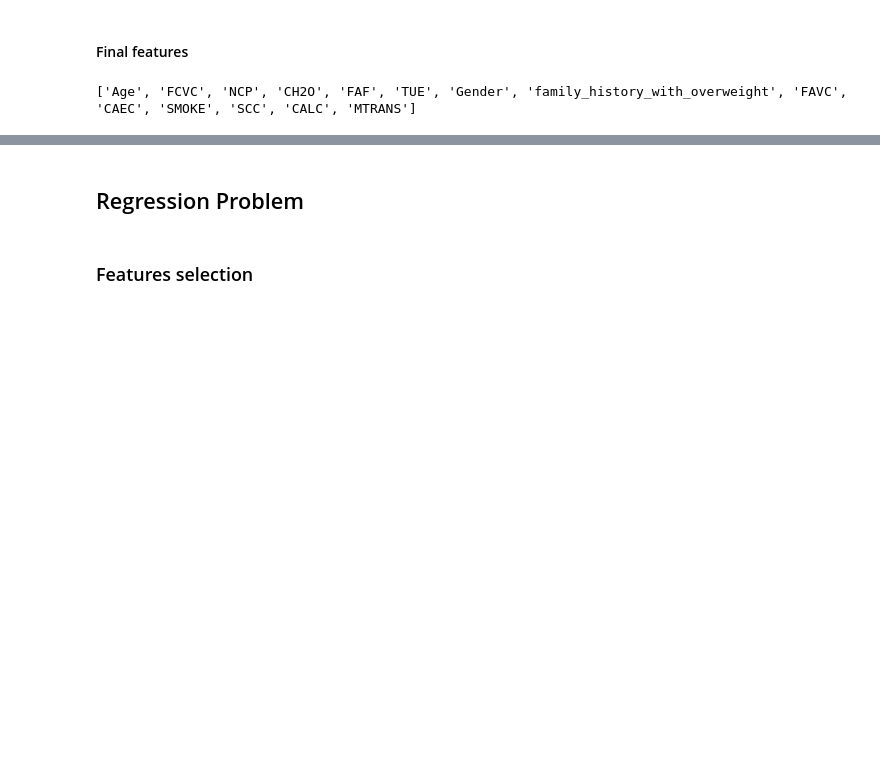
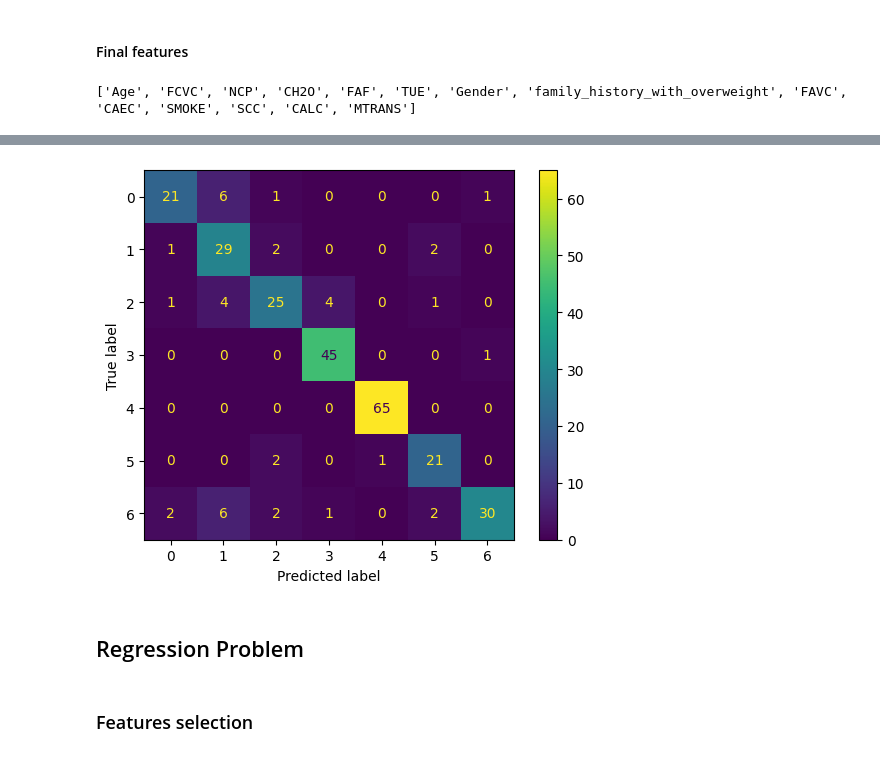
Before and after one commit to dang-nguyendd/ds_data_modelling, a Jupyter notebook: s3759957.ipynb, the cells around one changed output, grey strips where cells are left out. Cells and saved outputs as stored; diff of their text form; code cells hidden in the pictures; blank space fills up the shorter version.

```diff
--- a/s3759957.ipynb
+++ b/s3759957.ipynb
@@ -814,0 +800,77 @@ Confusion Matrix:
+# %%
+from sklearn.base import BaseEstimator, ClassifierMixin
+import xgboost as xgb
+from sklearn.model_selection import GridSearchCV
+from sklearn.metrics import accuracy_score
+
+
+class CustomXGBClassifier(BaseEstimator, ClassifierMixin):
+    def __init__(self, **kwargs):
+        # Initialize the model with all passed arguments
+        self.model = xgb.XGBClassifier(**kwargs)
+
+    def fit(self, X, y):
+        # Train the model
+        self.model.fit(X, y)
+        return self
+
+    def predict(self, X):
+        # Make predictions
+        return self.model.predict(X)
+
+    def predict_proba(self, X):
+        # Return probabilities
+        return self.model.predict_proba(X)
+
+    def get_tags(self):
+        # Define scikit-learn tags
+        return {'predict_proba': True, 'fit': True, 'predict': True}
+
+    def set_params(self, **params):
+        # Pass the parameters to the model
+        self.model.set_params(**params)
+        return self
+
+
+# Hyperparameter grid for XGBoost
+param_grid_xgb = {
+    'n_estimators': [100, 200],
+    'max_depth': [3, 6, 10],
+    'learning_rate': [0.01, 0.1, 0.2],
+    'subsample': [0.8, 0.9, 1.0],
+}
+
+# Initialize GridSearchCV with CustomXGBClassifier
+grid_search_xgb = GridSearchCV(
+    estimator=CustomXGBClassifier(random_state=42),
+    param_grid=param_grid_xgb,
+    cv=5,       # Number of cross-validation folds
+    n_jobs=-1,  # Use all available cores
+)
+
+# Fit the GridSearchCV
+grid_search_xgb.fit(X_train, y_train)
+
+# Best parameters and best score
+print("Best Parameters for XGBoost:", grid_search_xgb.best_params_)
+print("Best Score for XGBoost:", grid_search_xgb.best_score_)
+
+# Use the best model to make predictions
+best_xgb_model = grid_search_xgb.best_estimator_
+y_pred_best_xgb = best_xgb_model.predict(X_test)
+
+print("Tuned Random Forest Accuracy on test set:", accuracy_score(y_test, y_pred_best_xgb))
+conf_matrix = confusion_matrix(y_test, y_pred_best_xgb)
+class_report = classification_report(y_test, y_pred_best_xgb)
+
+# Print the evaluation metrics
+print('Accuracy of Decision Tree classifier on training set: {:.2f}%'
+     .format(best_xgb_model.score(X_train, y_train) * 100))
+
+print("Classification Report:")
+print(class_report)
+print("Confusion Matrix:")
+disp = ConfusionMatrixDisplay(confusion_matrix=conf_matrix)
+disp.plot()
+plt.show()
+# %% [output]
@@ -815,3 +897,4 @@ Confusion Matrix:
+[figure, added]
 # %% [markdown]
 ## Regression Problem
 # %% [markdown]
```
Also changed, not shown: parts of 23 cells of this notebook, 1 other file.
